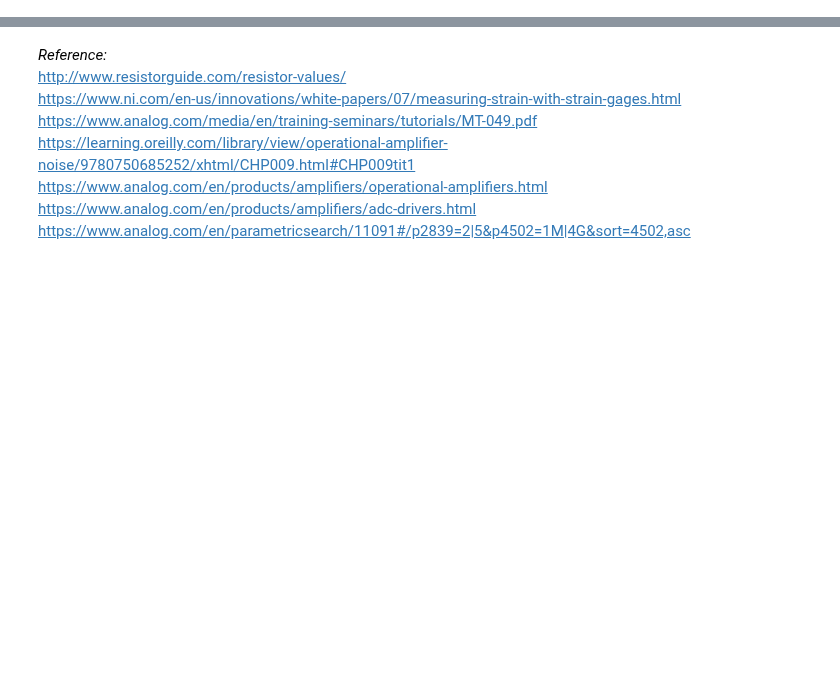
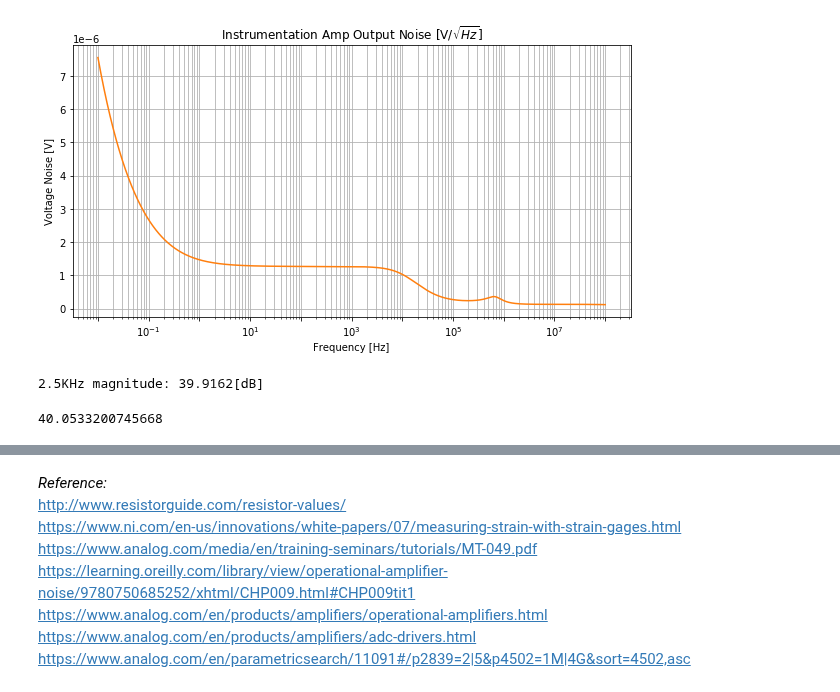
Before and after one commit to kegedy/EE538, a Jupyter notebook: design_project/design_project.ipynb, the cells around one changed output, grey strips where cells are left out. Cells and saved outputs as stored; diff of their text form; code cells hidden in the pictures; blank space fills up the shorter version.

```diff
--- a/design_project/design_project.ipynb
+++ b/design_project/design_project.ipynb
@@ -17,0 +88,25 @@ InteractiveShell.ast_node_interactivity = "all"
+# %%
+filepath = 'data/OP1177_noise_100MHz.txt'
+df = pd.read_csv(filepath)
+freq = df['frequency']
+mag = df['V(onoise)']
+# %%
+fig, ax = plt.subplots(1,figsize=(10,5))
+
+ax.semilogx(freq, mag, color='tab:orange')
+ax.grid(True,which='both')
+ax.ticklabel_format(style='sci', axis='y', scilimits=(-6,-6))
+ax.set_xlabel('Frequency [Hz]')
+ax.set_ylabel('Voltage Noise [V]')
+ax.set_title('Instrumentation Amp Output Noise [V/$\sqrt{Hz}$]')
+
+# manipulate x-axis ticks and labels
+ax.xaxis.set_major_locator(LogLocator(numticks=15)) #(1)
+ax.xaxis.set_minor_locator(LogLocator(numticks=15,subs=np.arange(2,10))) #(2)
+for label in ax.xaxis.get_ticklabels()[::2]:
+    label.set_visible(False) #(3)
+
+#ax.legend()
+plt.show();
+# %% [output]
+[figure, added]
@@ -17,0 +118,10 @@ InteractiveShell.ast_node_interactivity = "all"
+# %%
+#Find 2.5KHz Magnitude
+x0 = np.where(freq<=2500)[0][-1]
+magP = mag.iloc[x0]
+label = "{:.4f}".format(magP)
+print(f"2.5KHz magnitude: {label}[dB]")
+max(mag)
+# %% [output]
+2.5KHz magnitude: 39.9162[dB]
+40.0533200745668
```
Also changed, not shown: parts of 31 cells of this notebook, 15 other files.
